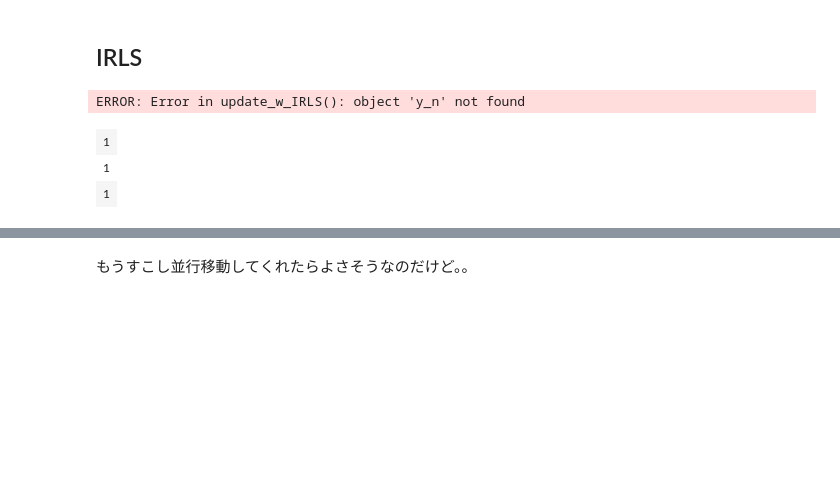
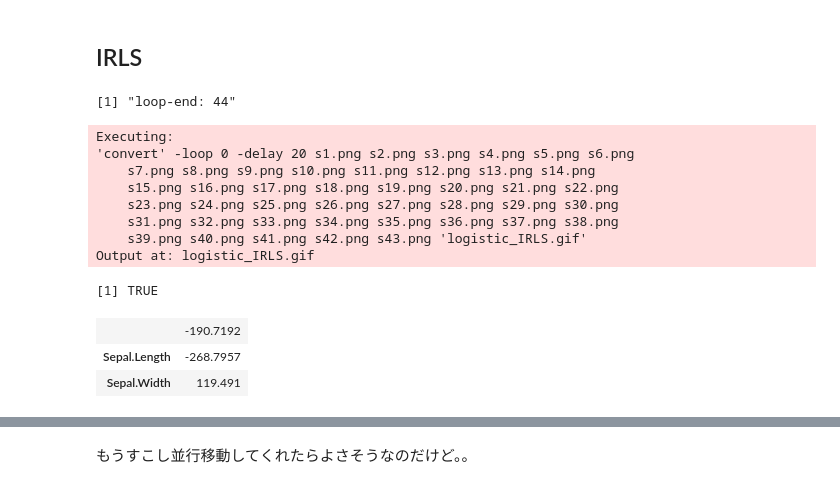
Before and after one commit to u110/public-jupyter, a Jupyter notebook: prml/R_logistic_regression_with_SGD.ipynb, the cells around one changed output, grey strips where cells are left out. Saved outputs shown, nothing was run; the diff lists cells and outputs as text; code cells hidden in the pictures; blank space fills up the shorter version.

```diff
--- a/prml/R_logistic_regression_with_SGD.ipynb
+++ b/prml/R_logistic_regression_with_SGD.ipynb
@@ -49,7 +49,7 @@ update_w<-function(loop_cnt=200){
   i<-1
   for(n in sample(x=1:nrow(PHI),size = loop_cnt,replace = T)) {
     w <<- w -eta * dEw(PHI[n,], t.li[n], w)  # SGD
-    mydraw(i,w)
+    if(i%%10==0){mydraw(i,w)} ## 描画コマ減らす
     i<-i+1
   }
 }
@@ -89,35 +82,46 @@ Output at: logistic_sgd.gif
 # %%
 w   <- matrix(c(1, 1, 1), M) # 初期化
 update_w_IRLS<-function(){
+  y_n <- y(PHI,w)
   N <- dim(y_n)[1]
   error_rate<-function(w_new,w){
     sum((w_new - w)*(w_new - w)) / sum(w*w)
   }
   i<-1
   while(T){
     y_n <- y(PHI,w)
     r_n <- y_n*(1-y_n)
     R_m <- diag(as.numeric(r_n), N, N )
     H <- t(PHI) %*% R_m %*% PHI
     w_new <- w - solve(H) %*% t(PHI) %*% (y_n-t.li)
     if(error_rate(w_new,w) < .00001){
       paste("loop-end:",i) %>% print
       break
     }else{
       w <<- w_new
       i <- i+1
     }
     mydraw(i,w)
   }
 }
 # update_w_IRLS()
+library(animation)
 saveGIF(update_w_IRLS(),interval = .2,img.name="s",movie.name = "logistic_IRLS.gif")
 w
 # %% [output]
-ERROR: Error in update_w_IRLS(): object 'y_n' not found
+[1] "loop-end: 44"
+Executing:
+'convert' -loop 0 -delay 20 s1.png s2.png s3.png s4.png s5.png s6.png
+    s7.png s8.png s9.png s10.png s11.png s12.png s13.png s14.png
+    s15.png s16.png s17.png s18.png s19.png s20.png s21.png s22.png
+    s23.png s24.png s25.png s26.png s27.png s28.png s29.png s30.png
+    s31.png s32.png s33.png s34.png s35.png s36.png s37.png s38.png
+    s39.png s40.png s41.png s42.png s43.png 'logistic_IRLS.gif'
+Output at: logistic_IRLS.gif
+[1] TRUE
-| 1 |
-| 1 |
-| 1 |
+|  | -190.7192 |
+| Sepal.Length | -268.7957 |
+| Sepal.Width | 119.491 |
 # %% [markdown]
 * うまく分離できていない感（汗
 ![](logistic_IRLS.gif)
```
Also changed, not shown: parts of 3 cells of this notebook.
